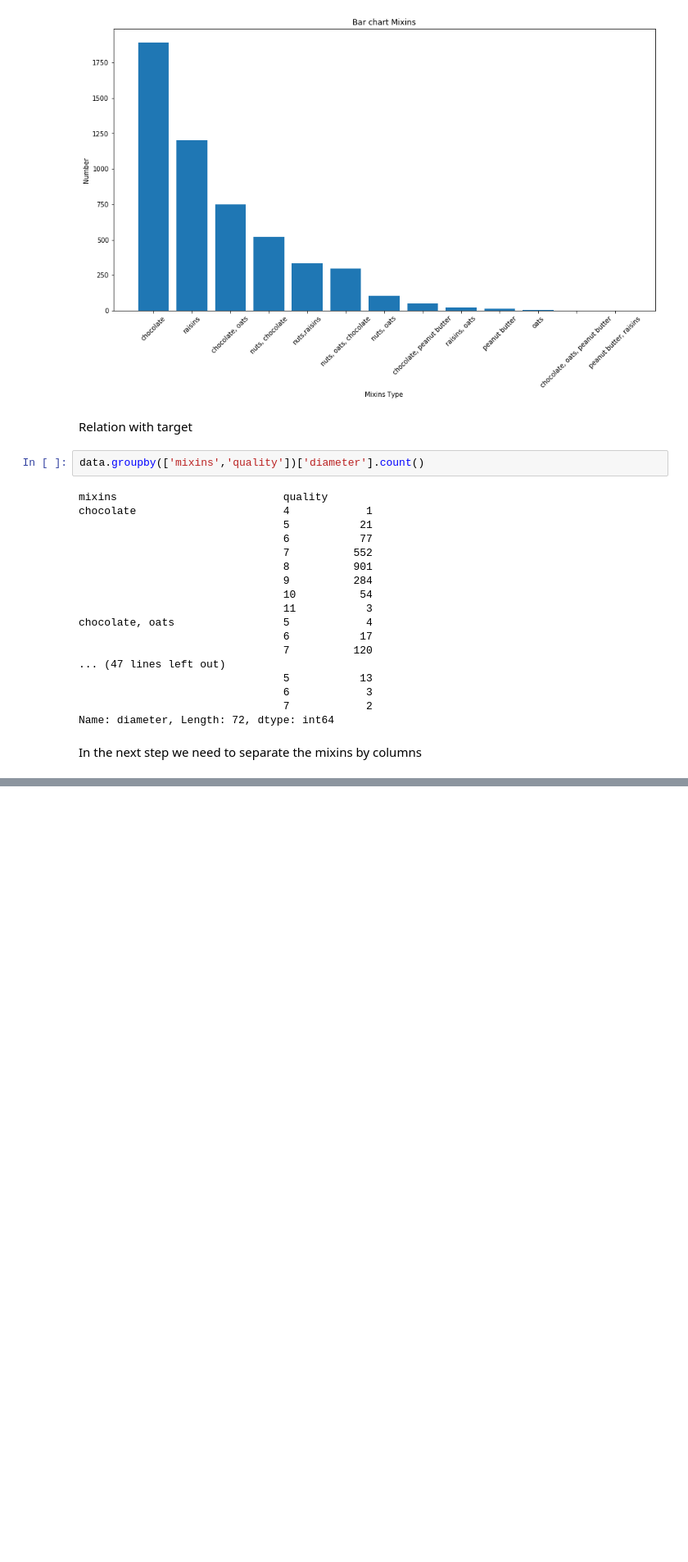
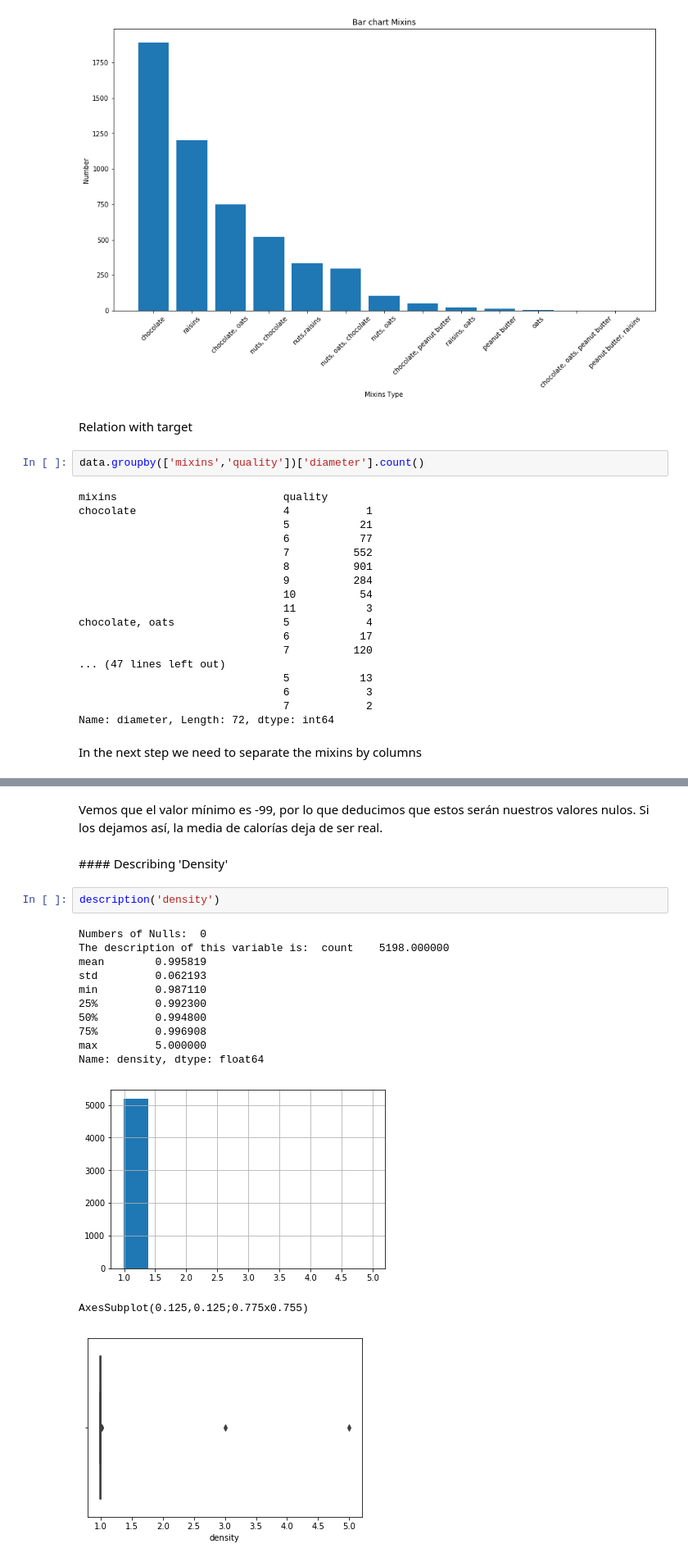
Before and after one commit to ljgoico/DATATHON_PHGL, a Jupyter notebook: main-PHGL.ipynb, the cells around one changed output, grey strips where cells are left out. Shown at 82% size. Cells and saved outputs as stored; diff of their text form; blank space fills up the shorter version.

```diff
--- a/main-PHGL.ipynb
+++ b/main-PHGL.ipynb
@@ -324,0 +362,20 @@ In the next step we need to separate the mixins by columns
+# %% [markdown]
+Vemos que el valor mínimo es -99, por lo que deducimos que estos serán nuestros valores nulos. Si los dejamos así, la media de calorías deja de ser real.
+# %% [markdown]
+#### Describing 'Density'
+# %%
+description('density')
+# %% [output]
+Numbers of Nulls:  0
+The description of this variable is:  count    5198.000000
+mean        0.995819
+std         0.062193
+min         0.987110
+25%         0.992300
+50%         0.994800
+75%         0.996908
+max         5.000000
+Name: density, dtype: float64
+[figure, added]
+AxesSubplot(0.125,0.125;0.775x0.755)
+[figure, added]
```
Also changed, not shown: parts of 32 cells of this notebook.
